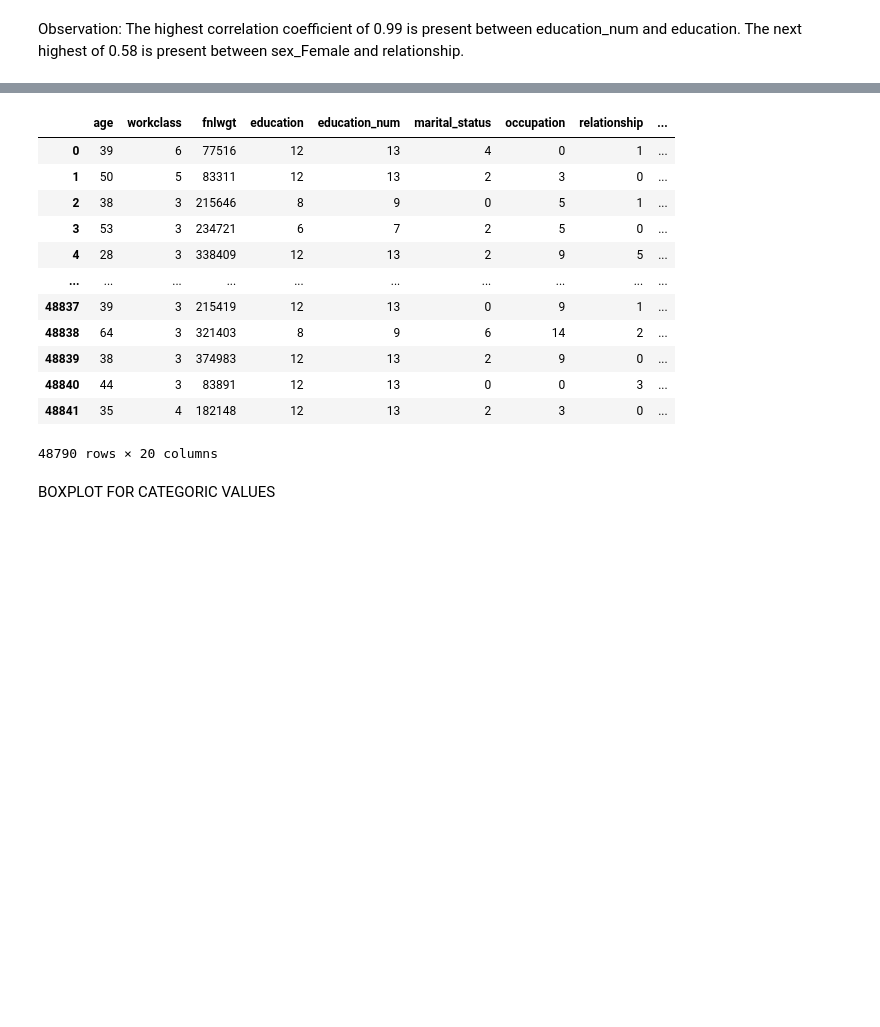
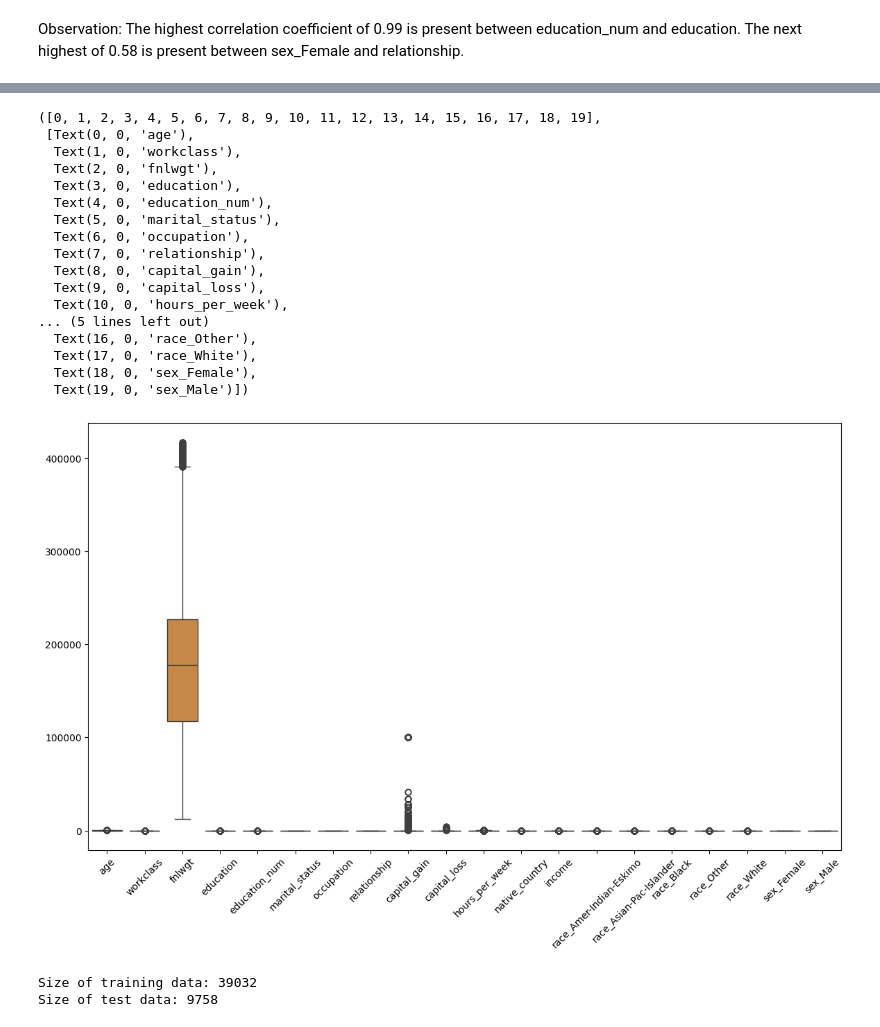
Before and after one commit to Graceyujung/ML, a Jupyter notebook: Grace_Classification_Modeling.ipynb, the cells around one changed output, grey strips where cells are left out. Cells and saved outputs as stored; diff of their text form; code cells hidden in the pictures; blank space fills up the shorter version.

```diff
--- a/Grace_Classification_Modeling.ipynb
+++ b/Grace_Classification_Modeling.ipynb
@@ -613,20 +587,2 @@ Observation:
 
   Females are slightly less likely to have a higher income compared to males.
-# %%
-data
-# %% [output]
-|  | age | workclass | fnlwgt | education | education_num | marital_status | occupation | relationship | ... |
-| 0 | 39 | 6 | 77516 | 12 | 13 | 4 | 0 | 1 | ... |
-| 1 | 50 | 5 | 83311 | 12 | 13 | 2 | 3 | 0 | ... |
-| 2 | 38 | 3 | 215646 | 8 | 9 | 0 | 5 | 1 | ... |
-| 3 | 53 | 3 | 234721 | 6 | 7 | 2 | 5 | 0 | ... |
-| 4 | 28 | 3 | 338409 | 12 | 13 | 2 | 9 | 5 | ... |
-| ... | ... | ... | ... | ... | ... | ... | ... | ... | ... |
-| 48837 | 39 | 3 | 215419 | 12 | 13 | 0 | 9 | 1 | ... |
-| 48838 | 64 | 3 | 321403 | 8 | 9 | 6 | 14 | 2 | ... |
-| 48839 | 38 | 3 | 374983 | 12 | 13 | 2 | 9 | 0 | ... |
-| 48840 | 44 | 3 | 83891 | 12 | 13 | 0 | 0 | 3 | ... |
-| 48841 | 35 | 4 | 182148 | 12 | 13 | 2 | 3 | 0 | ... |
-48790 rows × 20 columns
-# %% [markdown]
-BOXPLOT FOR CATEGORIC VALUES
@@ -635,0 +589,41 @@ Y = data['income']
+# %%
+# visualize the box plot for each column
+plt.figure(figsize=(14, 8))
+sns.boxplot(data=data)
+plt.xticks(rotation=45)
+# %% [output]
+([0, 1, 2, 3, 4, 5, 6, 7, 8, 9, 10, 11, 12, 13, 14, 15, 16, 17, 18, 19],
+ [Text(0, 0, 'age'),
+  Text(1, 0, 'workclass'),
+  Text(2, 0, 'fnlwgt'),
+  Text(3, 0, 'education'),
+  Text(4, 0, 'education_num'),
+  Text(5, 0, 'marital_status'),
+  Text(6, 0, 'occupation'),
+  Text(7, 0, 'relationship'),
+  Text(8, 0, 'capital_gain'),
+  Text(9, 0, 'capital_loss'),
+  Text(10, 0, 'hours_per_week'),
+... (5 lines left out)
+  Text(16, 0, 'race_Other'),
+  Text(17, 0, 'race_White'),
+  Text(18, 0, 'sex_Female'),
+  Text(19, 0, 'sex_Male')])
+[figure, added]
+# %%
+# feature scaling
+
+from sklearn.model_selection import train_test_split
+from sklearn.preprocessing import RobustScaler
+
+# identify the target and independent variables
+X = data.drop('income', axis=1)
+Y = data['income']
+
+#Split the data into train and test set
+X_train, X_test, Y_train, Y_test = train_test_split(X, Y, test_size=0.2, random_state=42)
+print(f"Size of training data: {X_train.shape[0]}")
+print(f"Size of test data: {X_test.shape[0]}")
+# %% [output]
+Size of training data: 39032
+Size of test data: 9758
```
Also changed, not shown: parts of 79 cells of this notebook.
